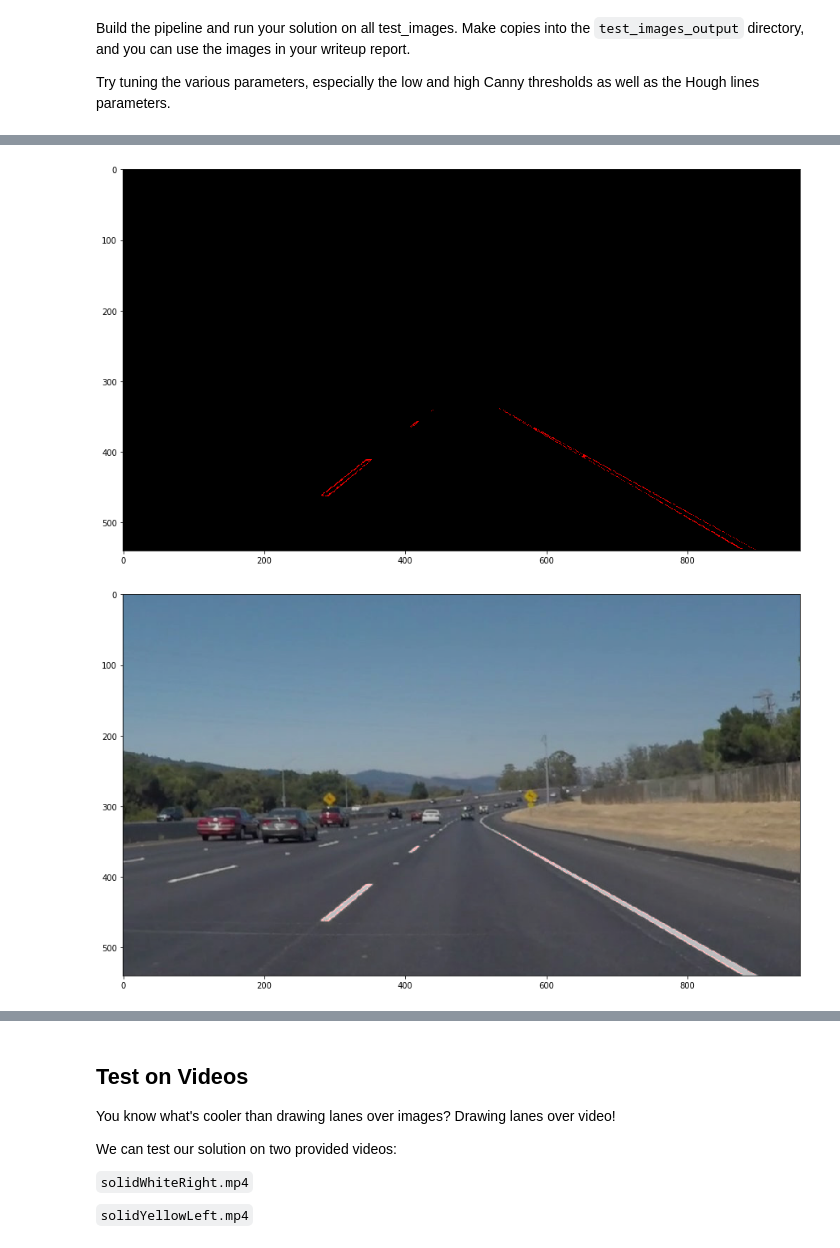
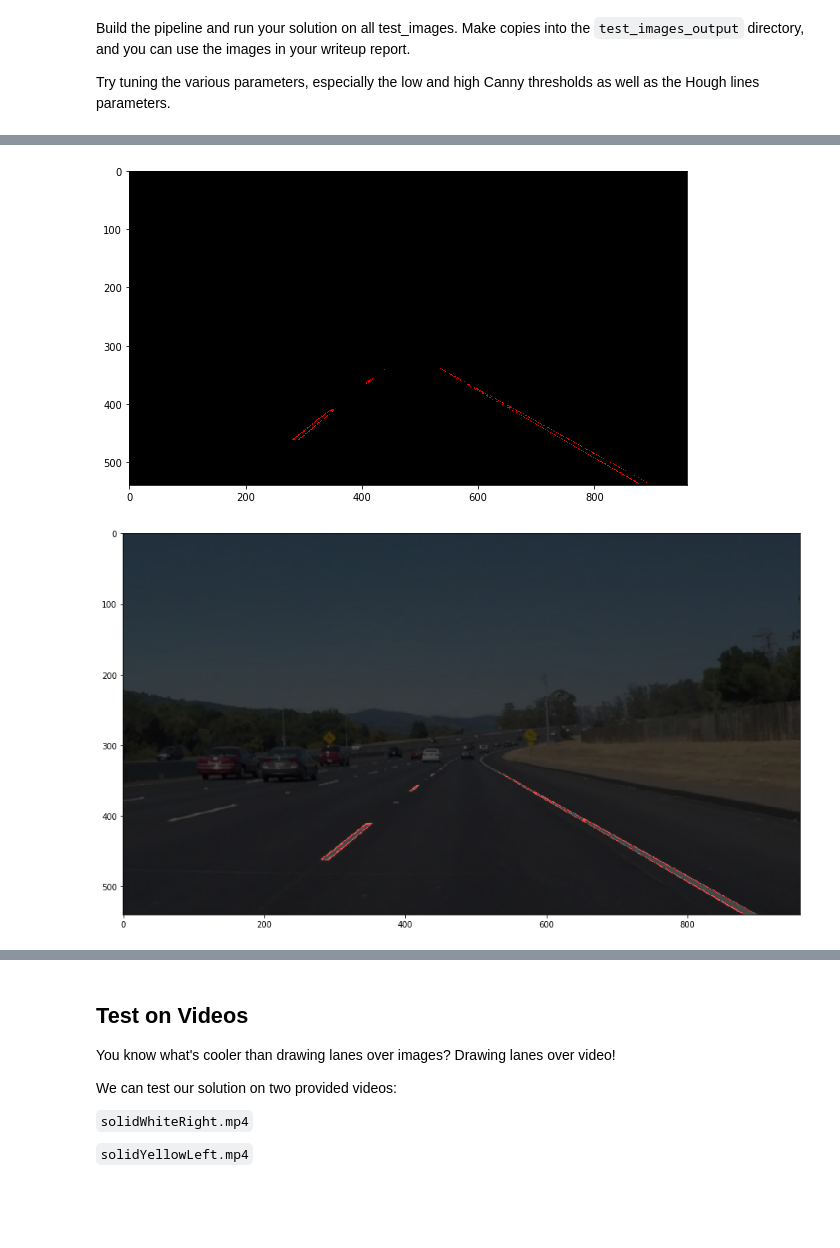
Before and after one commit to dschmoeller/01FindingLaneLines, a Jupyter notebook: CarND-LaneLines-P1-master/CarND-LaneLines-P1-master/P1.ipynb, the cells around one changed output, grey strips where cells are left out. Drawn from its saved outputs; the diff is of its cells as text; code cells hidden in the pictures; blank space fills up the shorter version.

```diff
--- a/CarND-LaneLines-P1-master/CarND-LaneLines-P1-master/P1.ipynb
+++ b/CarND-LaneLines-P1-master/CarND-LaneLines-P1-master/P1.ipynb
@@ -234,7 +267,7 @@ mpimg.imsave("test_images_output/1colorSelected" + inputImageList[ImgIndex], col
 bottomLeft = (100, 540)
 bottomRight = (960, 540)
 topLeft = (420, 320)
-topRight = (600, 320)
+topRight = (550, 320)
 roiRectangle = np.array([[bottomLeft, bottomRight, topRight, topLeft]], dtype=np.int32)
 
 # Draw ROI using helper function
@@ -255,7 +288,7 @@ mpimg.imsave("test_images_output/3ROIfiltered" + inputImageList[ImgIndex], roiIm
 
 
 # Plots
-fig, (ax1, ax2) = plt.subplots(2, 1, figsize=(18,20))
+fig, (ax1, ax2) = plt.subplots(2, 1, figsize=(10,10))
 ax1.imshow(roiVizImg)
 ax2.imshow(roiImg);
 # %% [output]
@@ -306,22 +339,23 @@ mpimg.imsave("test_images_output/7houghImage" + inputImageList[ImgIndex], houghL
 combinedLaneImg = cv2.bitwise_and(houghLineImg, roiImg )
 
 # Plot
-plt.figure(figsize=(15, 15))
+plt.figure(figsize=(10, 10))
 plt.imshow(combinedLaneImg);
 
 # Save the image
 mpimg.imsave("test_images_output/8combinedLaneImg" + inputImageList[ImgIndex], combinedLaneImg )
 # %% [output]
-[figure, old version]
+[figure, new version]
 # %%
 # 7 Adding lanes on the original Image
-lanesInImg = weighted_img(combinedLaneImg, img, α=0.8, β=1.0)
+lanesInImg = weighted_img(combinedLaneImg, img, α=0.3, β=3.0)
+#lanesInImg = weighted_img(combinedLaneImg, img)
 
 # Plot
 plt.figure(figsize=(15, 15))
 plt.imshow(lanesInImg);
 
 # Save the image
 mpimg.imsave("test_images_output/9lanesIn" + inputImageList[ImgIndex], lanesInImg )
 # %% [output]
-[figure, old version]
+[figure, new version]
```
Also changed, not shown: parts of 23 cells of this notebook, 1 other file.
